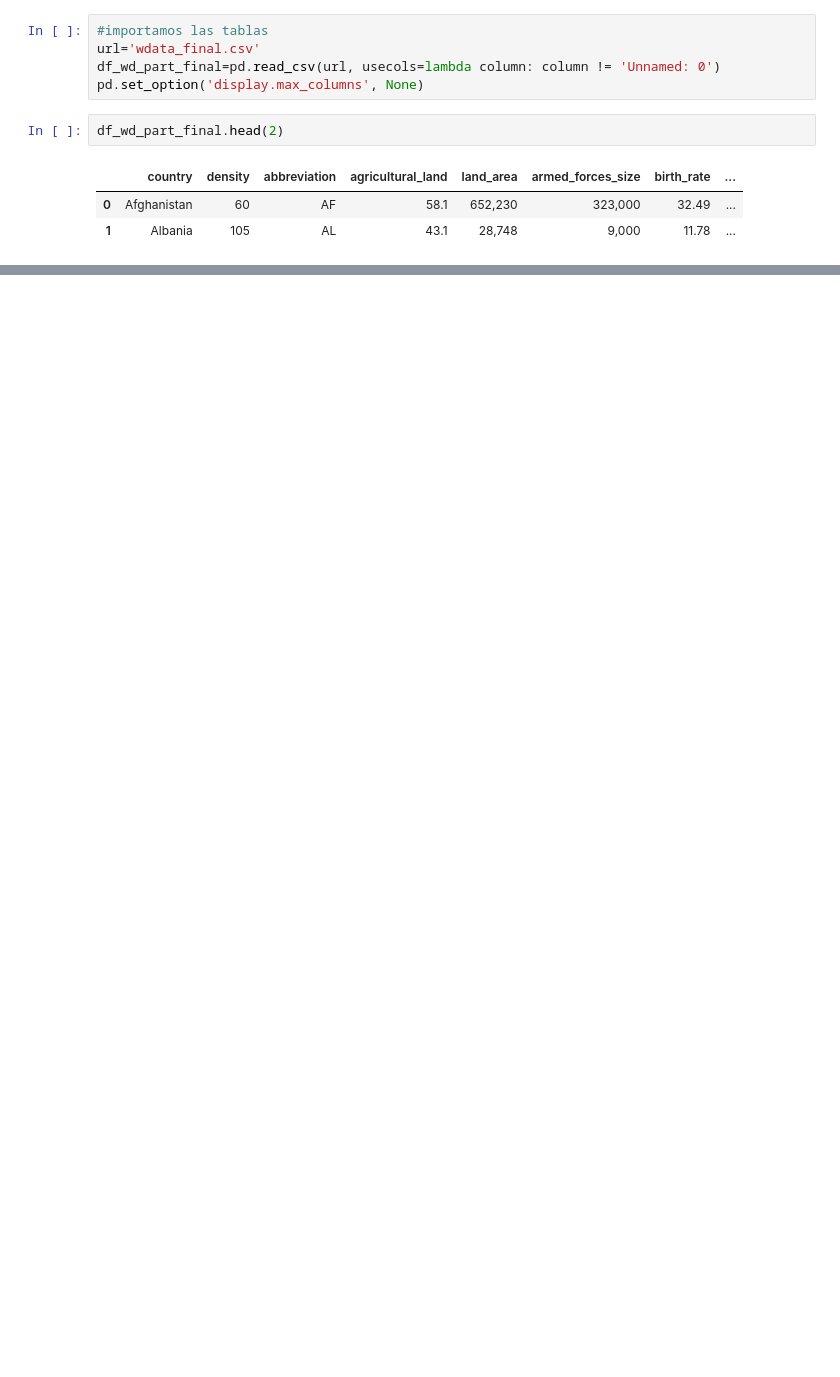
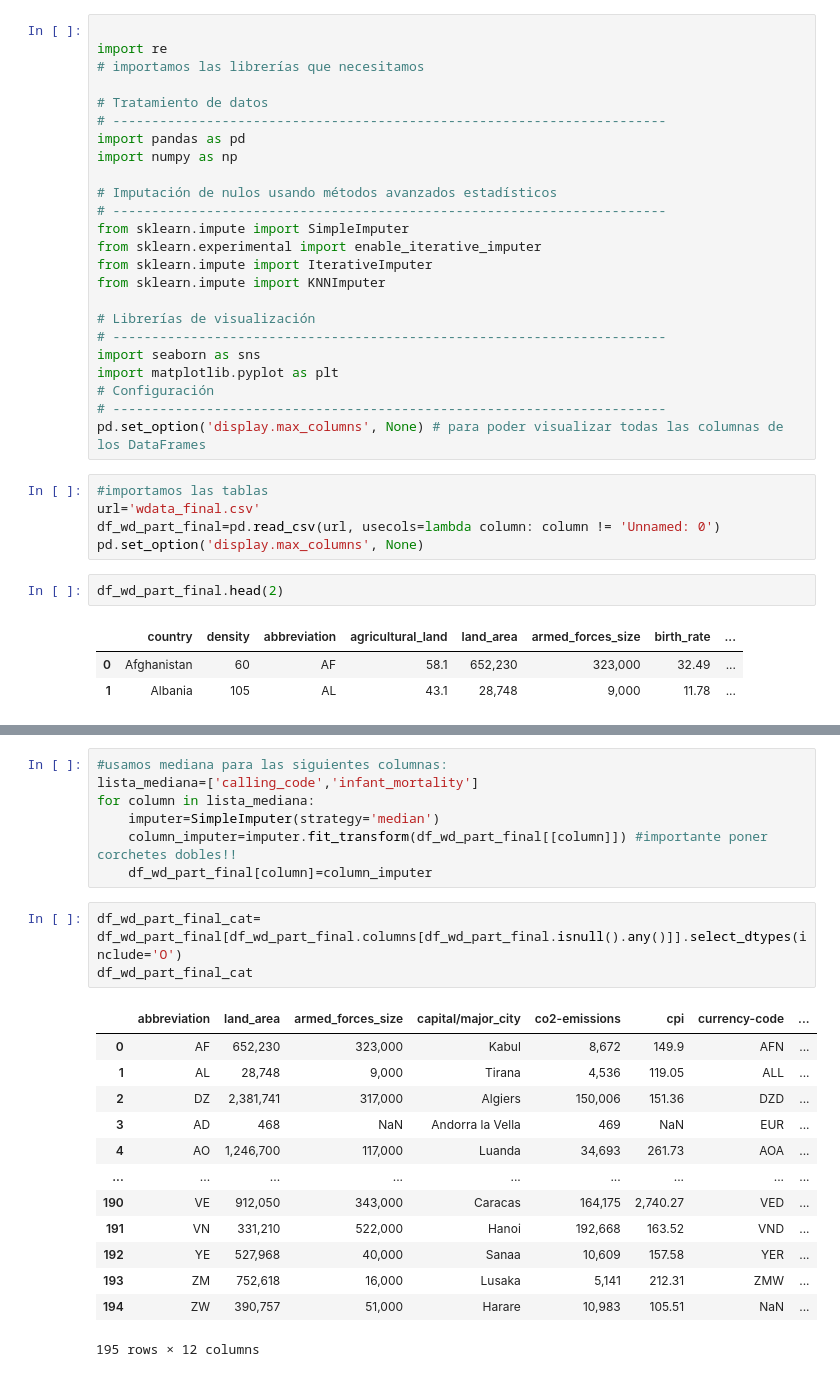
Before and after one commit to spinelf/PairProgramming_Modulo03_Transformando_datos, a Jupyter notebook: 06_promoH-modulo3-Gestion_nulos-pairprogramming-Marga-Sil.ipynb, the cells around one changed output, grey strips where cells are left out. Saved outputs shown, nothing was run; the diff lists cells and outputs as text; blank space fills up the shorter version.

```diff
--- a/06_promoH-modulo3-Gestion_nulos-pairprogramming-Marga-Sil.ipynb
+++ b/06_promoH-modulo3-Gestion_nulos-pairprogramming-Marga-Sil.ipynb
@@ -21,3 +17,27 @@ import re
+# %%
+
+import re
+# importamos las librerías que necesitamos
+
+# Tratamiento de datos
+# -----------------------------------------------------------------------
+import pandas as pd
+import numpy as np
+
+# Imputación de nulos usando métodos avanzados estadísticos
+# -----------------------------------------------------------------------
+from sklearn.impute import SimpleImputer
+from sklearn.experimental import enable_iterative_imputer
+from sklearn.impute import IterativeImputer
+from sklearn.impute import KNNImputer
+
+# Librerías de visualización
+# -----------------------------------------------------------------------
+import seaborn as sns
+import matplotlib.pyplot as plt
+# Configuración
+# -----------------------------------------------------------------------
+pd.set_option('display.max_columns', None) # para poder visualizar todas las columnas de los DataFrames
 # %%
 #importamos las tablas
 url='wdata_final.csv'
@@ -31,0 +190,24 @@ df_wd_part_final.head(2)
+# %%
+#usamos mediana para las siguientes columnas:
+lista_mediana=['calling_code','infant_mortality']
+for column in lista_mediana:
+    imputer=SimpleImputer(strategy='median')
+    column_imputer=imputer.fit_transform(df_wd_part_final[[column]]) #importante poner corchetes dobles!!
+    df_wd_part_final[column]=column_imputer
+# %%
+df_wd_part_final_cat= df_wd_part_final[df_wd_part_final.columns[df_wd_part_final.isnull().any()]].select_dtypes(include='O')
+df_wd_part_final_cat
+# %% [output]
+|  | abbreviation | land_area | armed_forces_size | capital/major_city | co2-emissions | cpi | currency-code | ... |
+| 0 | AF | 652,230 | 323,000 | Kabul | 8,672 | 149.9 | AFN | ... |
+| 1 | AL | 28,748 | 9,000 | Tirana | 4,536 | 119.05 | ALL | ... |
+| 2 | DZ | 2,381,741 | 317,000 | Algiers | 150,006 | 151.36 | DZD | ... |
+| 3 | AD | 468 | NaN | Andorra la Vella | 469 | NaN | EUR | ... |
+| 4 | AO | 1,246,700 | 117,000 | Luanda | 34,693 | 261.73 | AOA | ... |
+| ... | ... | ... | ... | ... | ... | ... | ... | ... |
+| 190 | VE | 912,050 | 343,000 | Caracas | 164,175 | 2,740.27 | VED | ... |
+| 191 | VN | 331,210 | 522,000 | Hanoi | 192,668 | 163.52 | VND | ... |
+| 192 | YE | 527,968 | 40,000 | Sanaa | 10,609 | 157.58 | YER | ... |
+| 193 | ZM | 752,618 | 16,000 | Lusaka | 5,141 | 212.31 | ZMW | ... |
+| 194 | ZW | 390,757 | 51,000 | Harare | 10,983 | 105.51 | NaN | ... |
+195 rows × 12 columns
```
Also changed, not shown: parts of 10 cells of this notebook, 1 other file.
